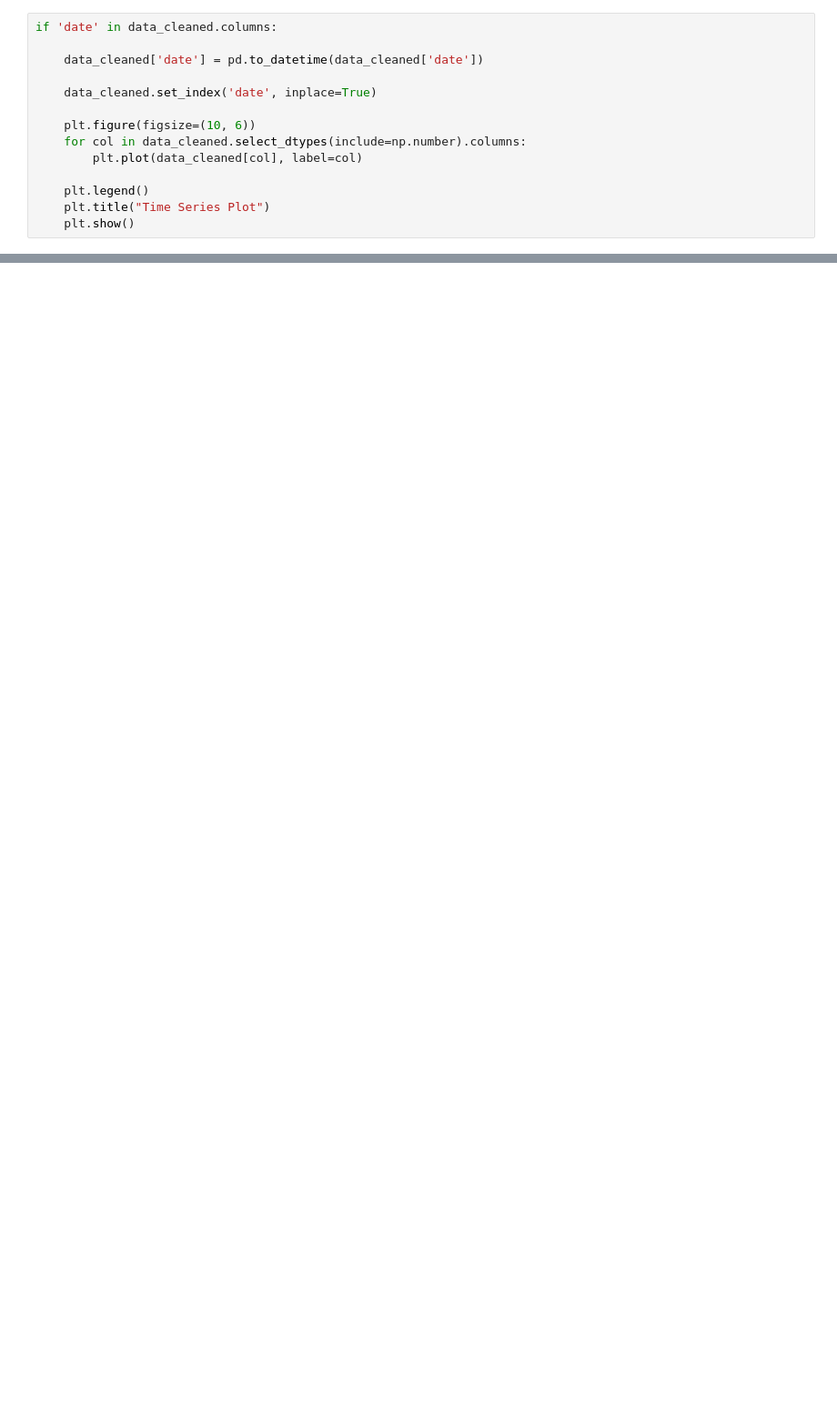
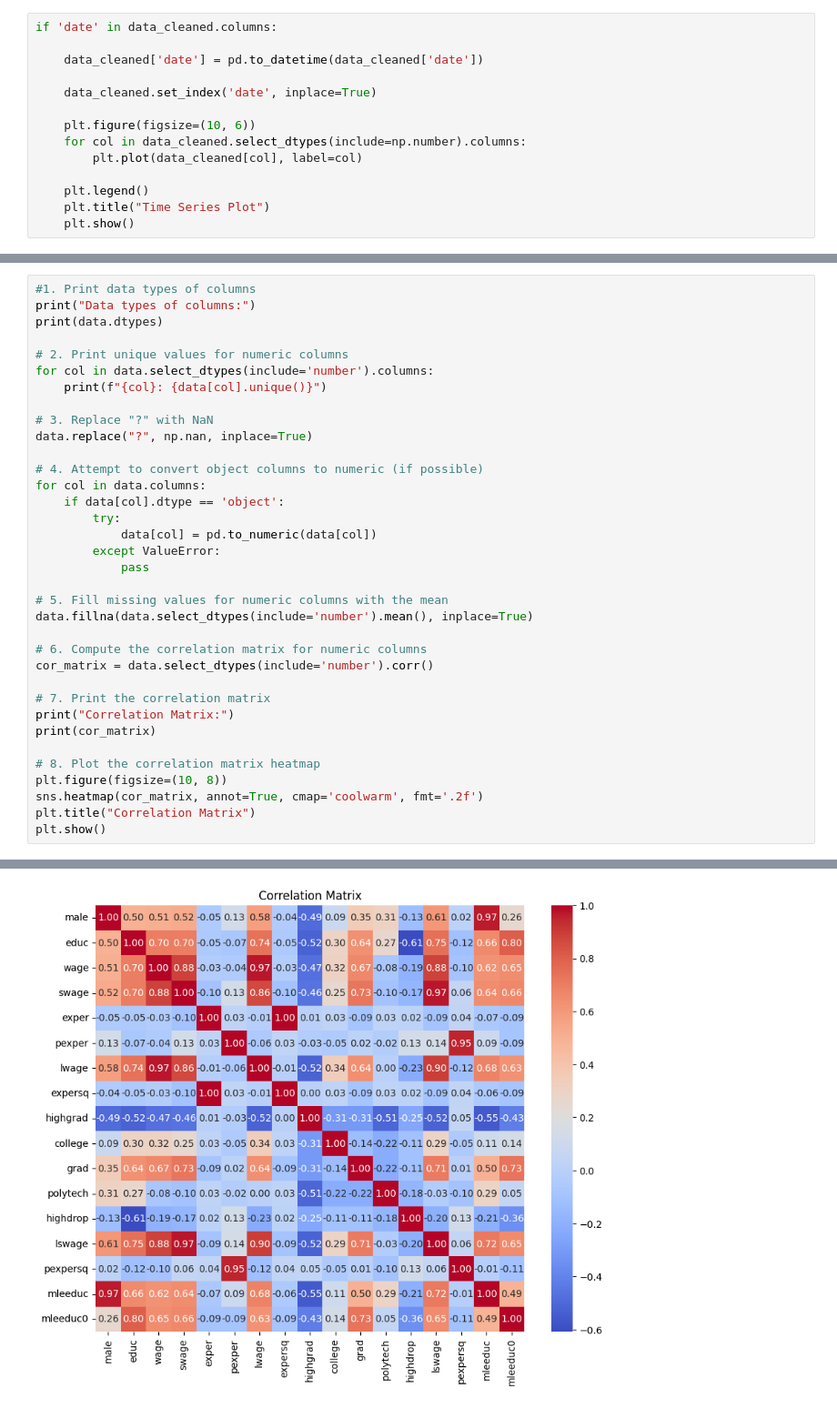
Before and after one commit to VIGNESHPERNI/EDA_21BDS0161, a Jupyter notebook: Untitled7.ipynb, the cells around one changed output, grey strips where cells are left out. Shown at 91% size. Drawn from its saved outputs; the diff is of its cells as text; blank space fills up the shorter version.

```diff
--- a/Untitled7.ipynb
+++ b/Untitled7.ipynb
@@ -77,0 +170,36 @@ if 'date' in data_cleaned.columns:
+# %%
+#1. Print data types of columns
+print("Data types of columns:")
+print(data.dtypes)
+
+# 2. Print unique values for numeric columns
+for col in data.select_dtypes(include='number').columns:
+    print(f"{col}: {data[col].unique()}")
+
+# 3. Replace "?" with NaN
+data.replace("?", np.nan, inplace=True)
+
+# 4. Attempt to convert object columns to numeric (if possible)
+for col in data.columns:
+    if data[col].dtype == 'object':
+        try:
+            data[col] = pd.to_numeric(data[col])
+        except ValueError:
+            pass
+
+# 5. Fill missing values for numeric columns with the mean
+data.fillna(data.select_dtypes(include='number').mean(), inplace=True)
+
+# 6. Compute the correlation matrix for numeric columns
+cor_matrix = data.select_dtypes(include='number').corr()
+
+# 7. Print the correlation matrix
+print("Correlation Matrix:")
+print(cor_matrix)
+
+# 8. Plot the correlation matrix heatmap
+plt.figure(figsize=(10, 8))
+sns.heatmap(cor_matrix, annot=True, cmap='coolwarm', fmt='.2f')
+plt.title("Correlation Matrix")
+plt.show()
+# %% [output]
@@ -77,0 +223 @@ if 'date' in data_cleaned.columns:
+[figure, added]
```
Also changed, not shown: parts of 13 cells of this notebook.
